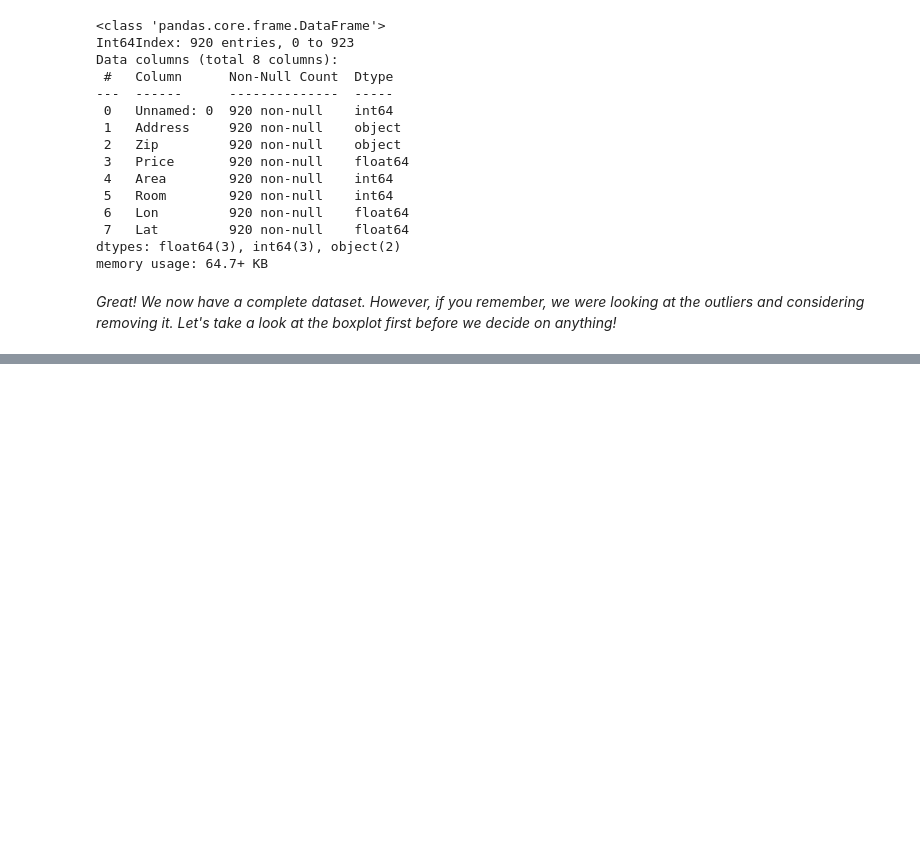
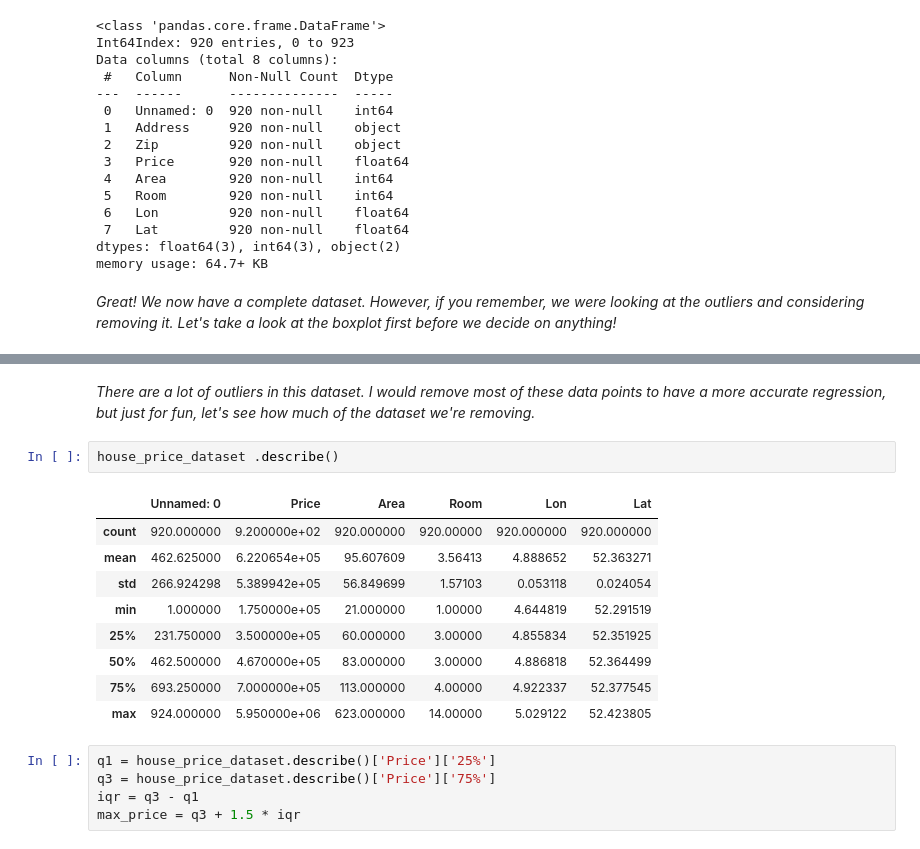
Before and after one commit to Sankalpmahanta/Housepriceproject, a Jupyter notebook: Untitled3.ipynb, the cells around one changed output, grey strips where cells are left out. Cells and saved outputs as stored; diff of their text form; blank space fills up the shorter version.

```diff
--- a/Untitled3.ipynb
+++ b/Untitled3.ipynb
@@ -137,0 +143,19 @@ memory usage: 64.7+ KB
+# %% [markdown]
+*There are a lot of outliers in this dataset. I would remove most of these data points to have a more accurate regression, but just for fun, let's see how much of the dataset we're removing.*
+# %%
+house_price_dataset .describe()
+# %% [output]
+|  | Unnamed: 0 | Price | Area | Room | Lon | Lat |
+| count | 920.000000 | 9.200000e+02 | 920.000000 | 920.00000 | 920.000000 | 920.000000 |
+| mean | 462.625000 | 6.220654e+05 | 95.607609 | 3.56413 | 4.888652 | 52.363271 |
+| std | 266.924298 | 5.389942e+05 | 56.849699 | 1.57103 | 0.053118 | 0.024054 |
+| min | 1.000000 | 1.750000e+05 | 21.000000 | 1.00000 | 4.644819 | 52.291519 |
+| 25% | 231.750000 | 3.500000e+05 | 60.000000 | 3.00000 | 4.855834 | 52.351925 |
+| 50% | 462.500000 | 4.670000e+05 | 83.000000 | 3.00000 | 4.886818 | 52.364499 |
+| 75% | 693.250000 | 7.000000e+05 | 113.000000 | 4.00000 | 4.922337 | 52.377545 |
+| max | 924.000000 | 5.950000e+06 | 623.000000 | 14.00000 | 5.029122 | 52.423805 |
+# %%
+q1 = house_price_dataset.describe()['Price']['25%']
+q3 = house_price_dataset.describe()['Price']['75%']
+iqr = q3 - q1
+max_price = q3 + 1.5 * iqr
```
Also changed, not shown: parts of 1 cell of this notebook.
